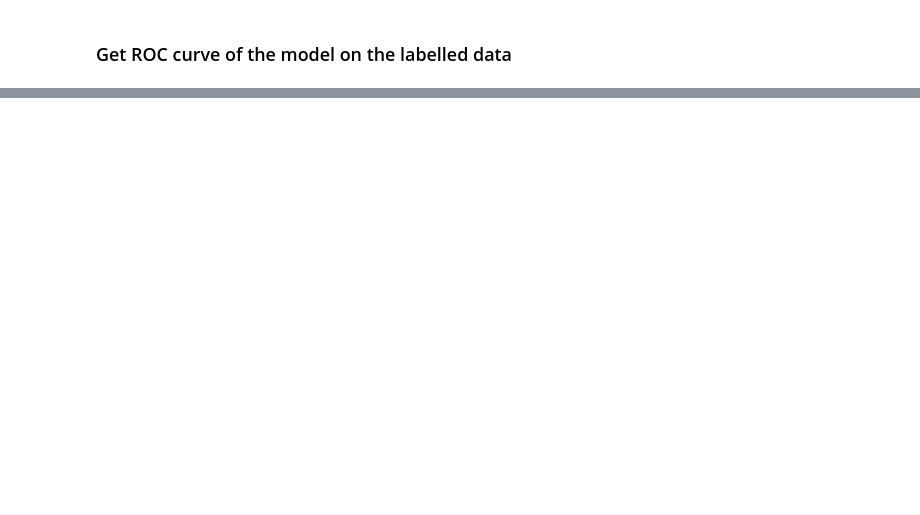
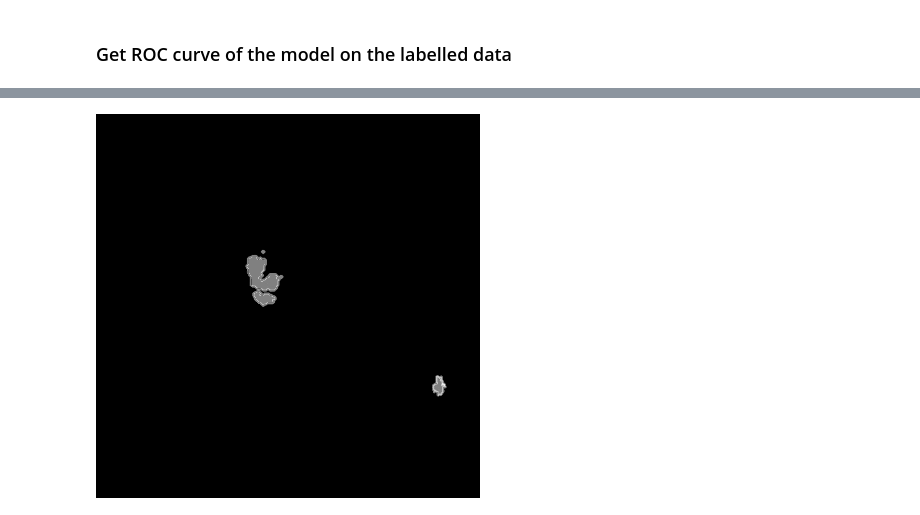
Before and after one commit to npnl/braindrles-deep, a Jupyter notebook: phase-one.ipynb, the cells around one changed output, grey strips where cells are left out. Saved outputs shown, nothing was run; the diff lists cells and outputs as text; code cells hidden in the pictures; blank space fills up the shorter version.

```diff
--- a/phase-one.ipynb
+++ b/phase-one.ipynb
@@ -534,0 +690,6 @@ Image.fromarray(gif_image_data[0, 0, :, :, :])
+# %%
+img = img.convert("RGBA")
+red, green, blue, alpha = img.split()
+mask = ImageChops.subtract(red, green)
+for row in np.asarray(mask):
+    print(row)
@@ -534,0 +714,4 @@ Image.fromarray(gif_image_data[0, 0, :, :, :])
+# %%
+mask
+# %% [output]
+[figure, added]
```
Also changed, not shown: parts of 49 cells of this notebook, 2 other files.
